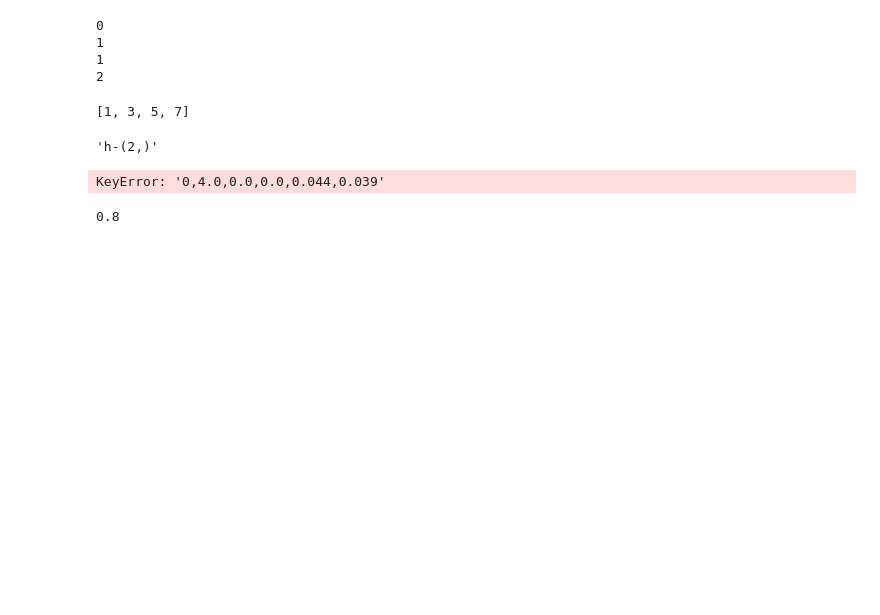
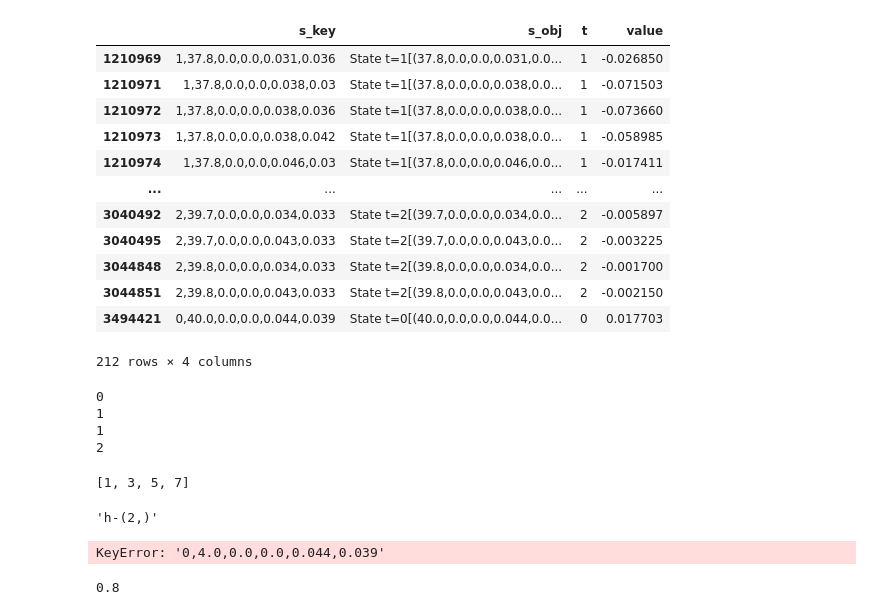
Before and after one commit to thummelt/master-thesis, a Jupyter notebook: code/src/Sandbox.ipynb, the cells around one changed output. Cells and saved outputs as stored; diff of their text form; code cells hidden in the pictures; blank space fills up the shorter version.

```diff
--- a/code/src/Sandbox.ipynb
+++ b/code/src/Sandbox.ipynb
@@ -17,6 +17,24 @@ from src.modules.app import App
 from src.modules import constants as con
 from src.modules.analysis import Analysis
 from src.modules.analysis import analyseValue, createScenarios, runScen
+# %%
+df = pd.read_pickle("/usr/app/output/xlsx/adp/20210706-2/[adp-(1000 None)]-[3-20]-lookup.pkl")
+
+df[df["value"] != 0]
+# %% [output]
+|  | s_key | s_obj | t | value |
+| 1210969 | 1,37.8,0.0,0.0,0.031,0.036 | State t=1[(37.8,0.0,0.0,0.031,0.0... | 1 | -0.026850 |
+| 1210971 | 1,37.8,0.0,0.0,0.038,0.03 | State t=1[(37.8,0.0,0.0,0.038,0.0... | 1 | -0.071503 |
+| 1210972 | 1,37.8,0.0,0.0,0.038,0.036 | State t=1[(37.8,0.0,0.0,0.038,0.0... | 1 | -0.073660 |
+| 1210973 | 1,37.8,0.0,0.0,0.038,0.042 | State t=1[(37.8,0.0,0.0,0.038,0.0... | 1 | -0.058985 |
+| 1210974 | 1,37.8,0.0,0.0,0.046,0.03 | State t=1[(37.8,0.0,0.0,0.046,0.0... | 1 | -0.017411 |
+| ... | ... | ... | ... | ... |
+| 3040492 | 2,39.7,0.0,0.0,0.034,0.033 | State t=2[(39.7,0.0,0.0,0.034,0.0... | 2 | -0.005897 |
+| 3040495 | 2,39.7,0.0,0.0,0.043,0.033 | State t=2[(39.7,0.0,0.0,0.043,0.0... | 2 | -0.003225 |
+| 3044848 | 2,39.8,0.0,0.0,0.034,0.033 | State t=2[(39.8,0.0,0.0,0.034,0.0... | 2 | -0.001700 |
+| 3044851 | 2,39.8,0.0,0.0,0.043,0.033 | State t=2[(39.8,0.0,0.0,0.043,0.0... | 2 | -0.002150 |
+| 3494421 | 0,40.0,0.0,0.0,0.044,0.039 | State t=0[(40.0,0.0,0.0,0.044,0.0... | 0 | 0.017703 |
+212 rows × 4 columns
 # %%
 for i,b in enumerate([1,2]):
     print(i)
```
Also changed, not shown: 3 other files.
